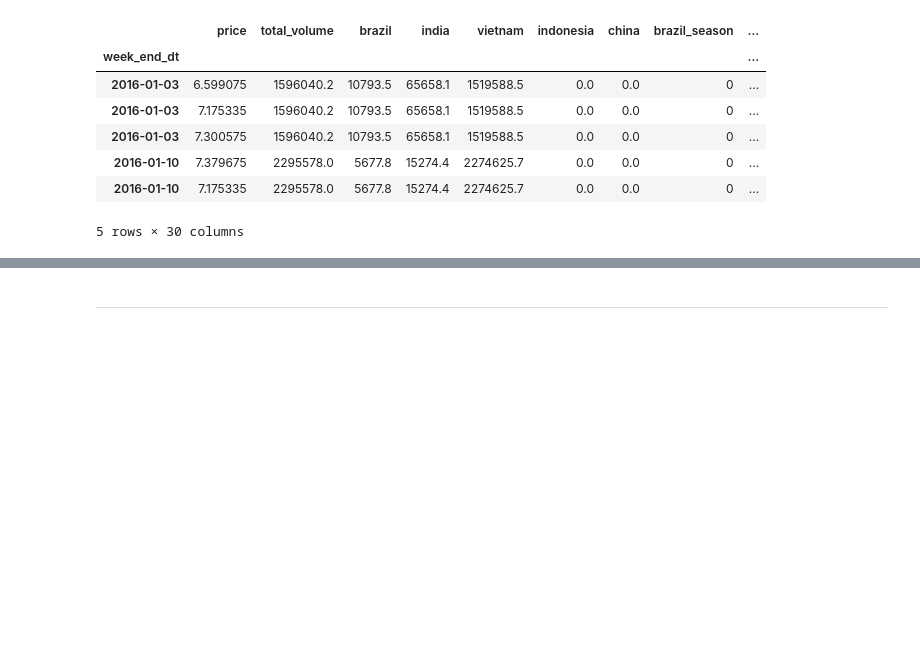
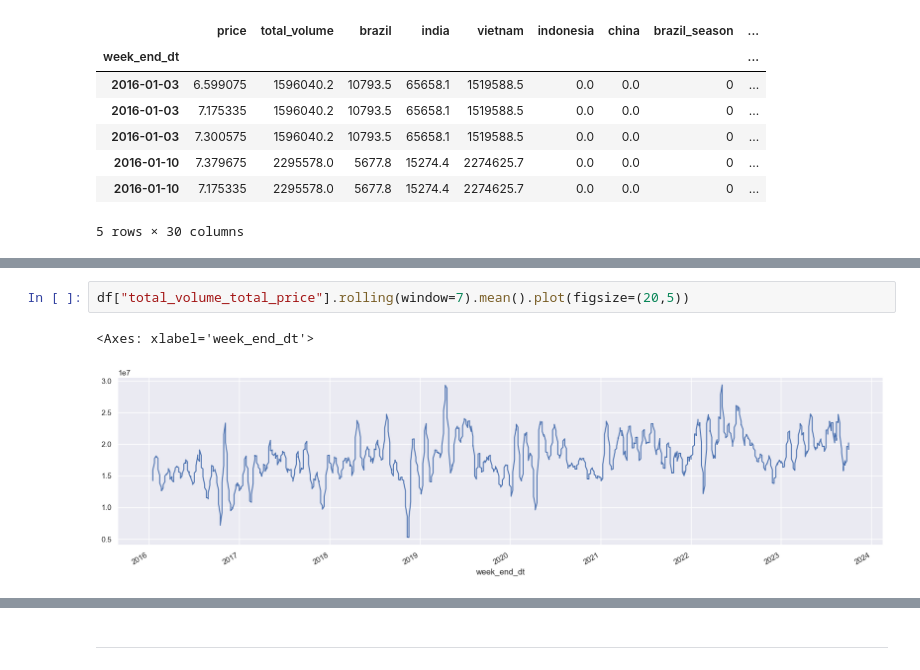
Before and after one commit to omar-ammar0/Intern_Final_Project, a Jupyter notebook: notebooks/Data_Cleaning/Features_Engineering.ipynb, the cells around one changed output, grey strips where cells are left out. Drawn from its saved outputs; the diff is of its cells as text; blank space fills up the shorter version.

```diff
--- a/notebooks/Data_Cleaning/Features_Engineering.ipynb
+++ b/notebooks/Data_Cleaning/Features_Engineering.ipynb
@@ -25,0 +32,5 @@ df.head()
+# %%
+df["total_volume_total_price"].rolling(window=7).mean().plot(figsize=(20,5))
+# %% [output]
+<Axes: xlabel='week_end_dt'>
+[figure, added]
```
Also changed, not shown: parts of 8 cells of this notebook, 2 other files.
